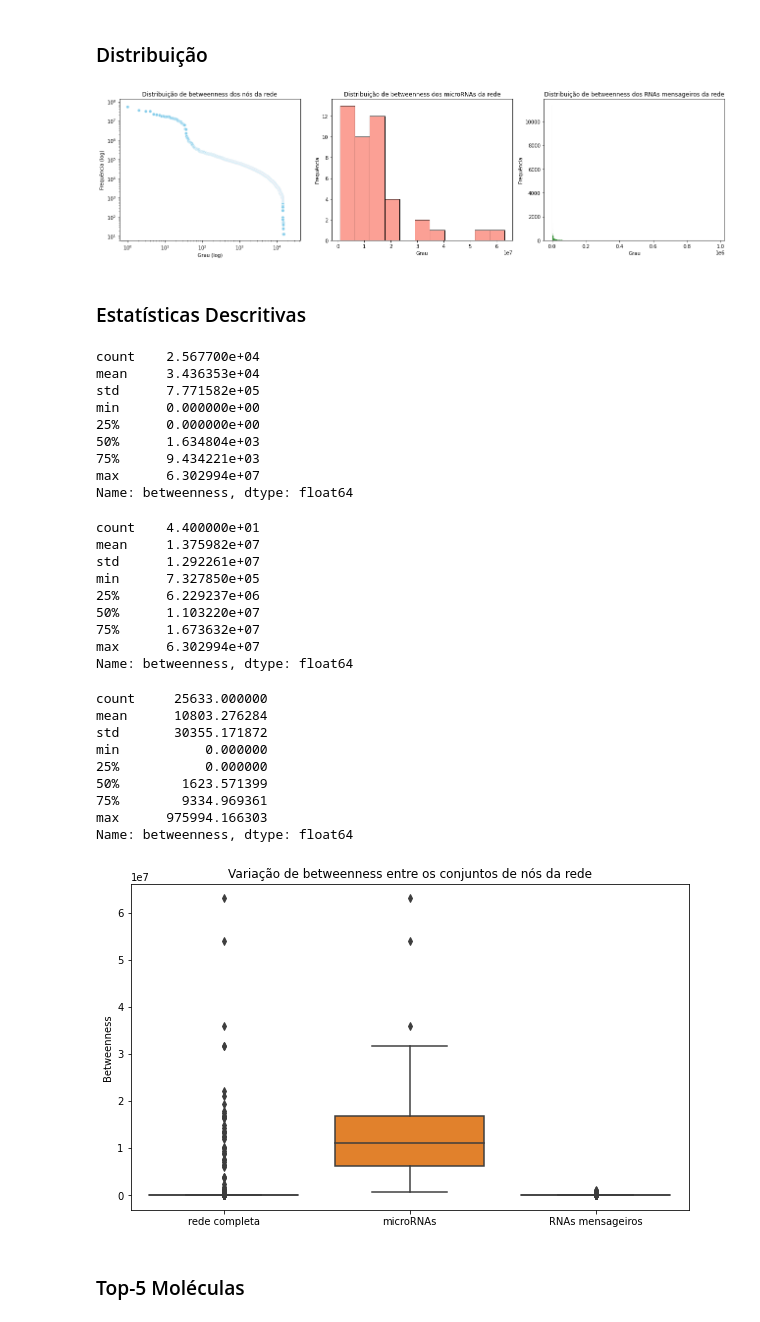
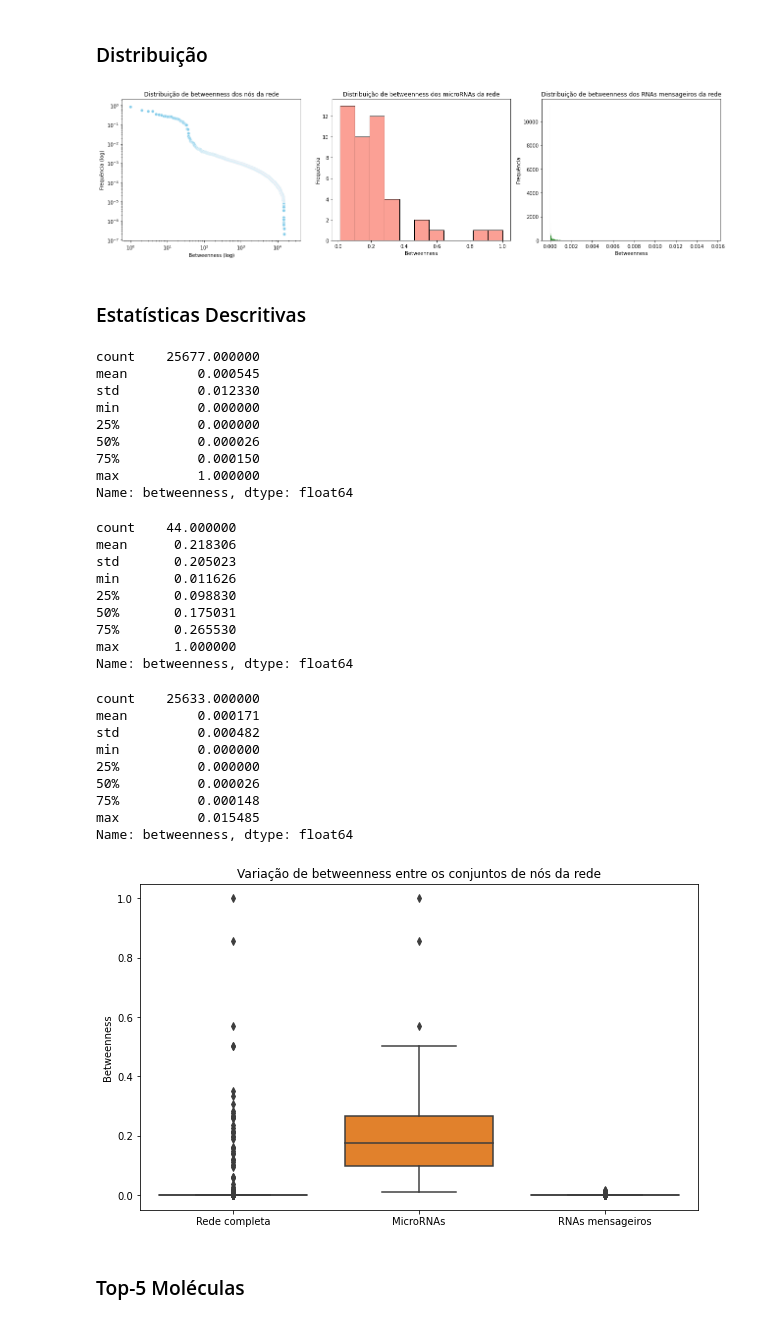
Before and after one commit to MylenaRoberta/mo804-project, a Jupyter notebook: notebooks/4_bipartite-network-results.ipynb, the cells around one changed output. Saved outputs shown, nothing was run; the diff lists cells and outputs as text; code cells hidden in the pictures.

Commit message:
fix (notebooks): ajusta os valores de betweenness e as legendas das figuras

```diff
--- a/notebooks/4_bipartite-network-results.ipynb
+++ b/notebooks/4_bipartite-network-results.ipynb
@@ -195,3 +197,13 @@ df_degree[filter].head()
+# %%
+# Obtém os valores mínimo e máximo de centralidade de intermediação
+min_betweenness = df_betweenness['betweenness'].min()
+max_betweenness = df_betweenness['betweenness'].max()
+
+# Normaliza os valores de centralidade de intermediação
+df_betweenness['betweenness'] = (
+    (df_betweenness['betweenness'] - min_betweenness) /
+    (max_betweenness - min_betweenness)
+)
 # %% [markdown]
 ### Distribuição
 # %%
@@ -203,20 +215,20 @@ sns.scatterplot(data=df_betweenness['betweenness'], ax=axes[0], color='skyblue')
 axes[0].set_title('Distribuição de betweenness dos nós da rede')
 axes[0].set_xscale('log')
 axes[0].set_yscale('log')
-axes[0].set_xlabel('Grau (log)')
+axes[0].set_xlabel('Betweenness (log)')
 axes[0].set_ylabel('Frequência (log)')
 
 # Plota a distribuição de betweenness dos microRNAs
 filter = df_betweenness['molecule'].str.startswith('hsa')
 sns.histplot(data=df_betweenness[filter]['betweenness'], ax=axes[1], color='salmon')
 axes[1].set_title('Distribuição de betweenness dos microRNAs da rede')
-axes[1].set_xlabel('Grau')
+axes[1].set_xlabel('Betweenness')
 axes[1].set_ylabel('Frequência')
 
 # Plota a distribuição de betweenness dos RNAs mensageiros
 sns.histplot(data=df_betweenness[~filter]['betweenness'], ax=axes[2], color='green')
 axes[2].set_title('Distribuição de betweenness dos RNAs mensageiros da rede')
-axes[2].set_xlabel('Grau')
+axes[2].set_xlabel('Betweenness')
 axes[2].set_ylabel('Frequência')
 
 # Salva a figura
@@ -226,81 +238,81 @@ fig.savefig(fname=NETWORK_IMAGES_PATH / 'betweenness-centrality-distribution.png
 # Exibe o subplot
 plt.show()
 # %% [output]
-[figure, old version]
+[figure, new version]
 # %% [markdown]
 ### Estatísticas Descritivas
 # %%
 # Calcula as estatísticas da centralidade de intermediação da rede
 df_betweenness['betweenness'].describe()
 # %% [output]
-count    2.567700e+04
-mean     3.436353e+04
-std      7.771582e+05
-min      0.000000e+00
-25%      0.000000e+00
-50%      1.634804e+03
-75%      9.434221e+03
-max      6.302994e+07
+count    25677.000000
+mean         0.000545
+std          0.012330
+min          0.000000
+25%          0.000000
+50%          0.000026
+75%          0.000150
+max          1.000000
 Name: betweenness, dtype: float64
 # %%
 # Calcula as estatísticas da centralidade de intermediação dos microRNAs
 filter = df_betweenness['molecule'].str.startswith('hsa')
 df_betweenness[filter]['betweenness'].describe()
 # %% [output]
-count    4.400000e+01
-mean     1.375982e+07
-std      1.292261e+07
-min      7.327850e+05
-25%      6.229237e+06
-50%      1.103220e+07
-75%      1.673632e+07
-max      6.302994e+07
+count    44.000000
+mean      0.218306
+std       0.205023
+min       0.011626
+25%       0.098830
+50%       0.175031
+75%       0.265530
+max       1.000000
 Name: betweenness, dtype: float64
 # %%
 # Calcula as estatísticas da centralidade de intermediação dos RNAs mensageiros
 filter = ~df_betweenness['molecule'].str.startswith('hsa')
 df_betweenness[filter]['betweenness'].describe()
 # %% [output]
-count     25633.000000
-mean      10803.276284
-std       30355.171872
-min           0.000000
-25%           0.000000
-50%        1623.571399
-75%        9334.969361
-max      975994.166303
+count    25633.000000
+mean         0.000171
+std          0.000482
+min          0.000000
+25%          0.000000
+50%          0.000026
+75%          0.000148
+max          0.015485
 Name: betweenness, dtype: float64
 # %%
 # Separa os betweenness em três DataFrames distintos
 filter = df_betweenness['molecule'].str.startswith('hsa')
 df_network_betweenness = df_betweenness.copy()
 df_mirna_betweenness = df_betweenness[filter].copy()
 df_mrna_betweenness = df_betweenness[~filter].copy()
 
 # Adiciona uma coluna de identificação nos DataFrames
-df_network_betweenness['node_set'] = 'rede completa'
-df_mirna_betweenness['node_set'] = 'microRNAs'
+df_network_betweenness['node_set'] = 'Rede completa'
+df_mirna_betweenness['node_set'] = 'MicroRNAs'
 df_mrna_betweenness['node_set'] = 'RNAs mensageiros'
 
 # Concatena os dados em um único DataFrame
 df_boxplot_betweenness = pd.concat(
     [df_network_betweenness, df_mirna_betweenness, df_mrna_betweenness]
 )
 
 # Plota a figura
 plt.figure(figsize=(10, 6))
 sns.boxplot(x='node_set', y='betweenness', data=df_boxplot_betweenness)
 plt.title('Variação de betweenness entre os conjuntos de nós da rede')
 plt.xlabel('')
 plt.ylabel('Betweenness')
 
 # Salva a figura
 plt.savefig(fname=NETWORK_IMAGES_PATH / 'betweenness-centrality-boxplots.png', dpi=300)
 
 # Exibe a figura
 plt.show()
 # %% [output]
-[figure, old version]
+[figure, new version]
 # %% [markdown]
 ### Top-5 Moléculas
 # %%
```
Also changed, not shown: parts of 6 cells of this notebook, 8 other files.
